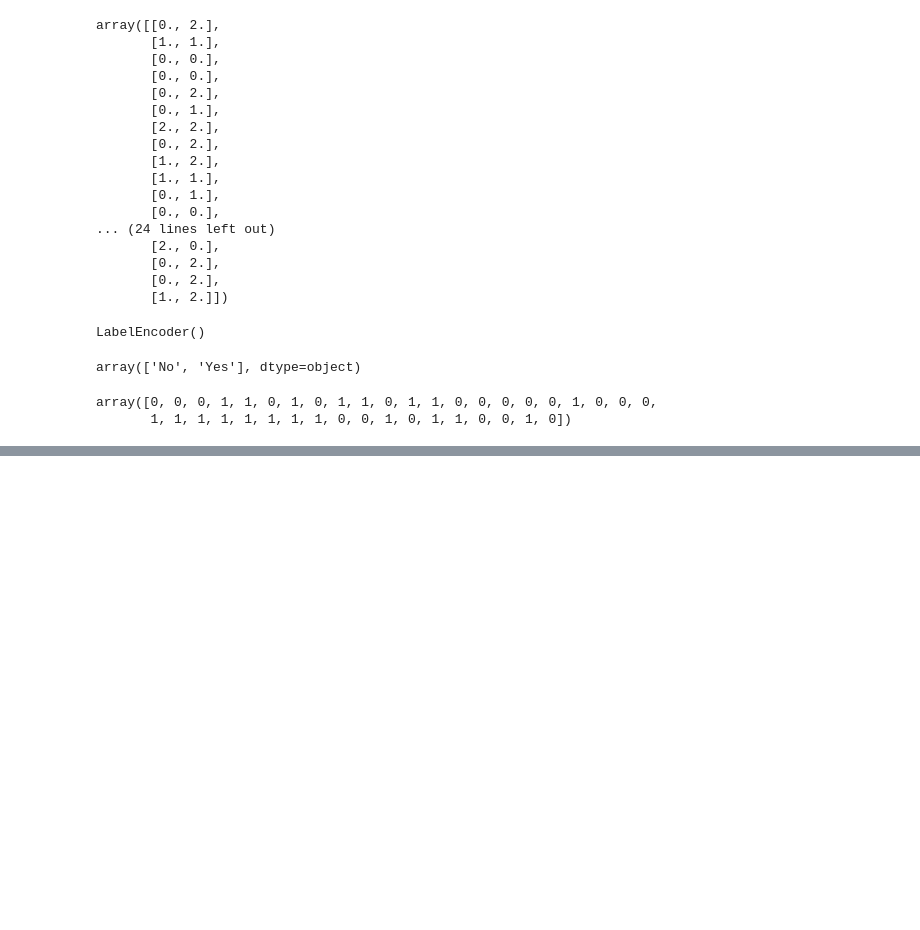
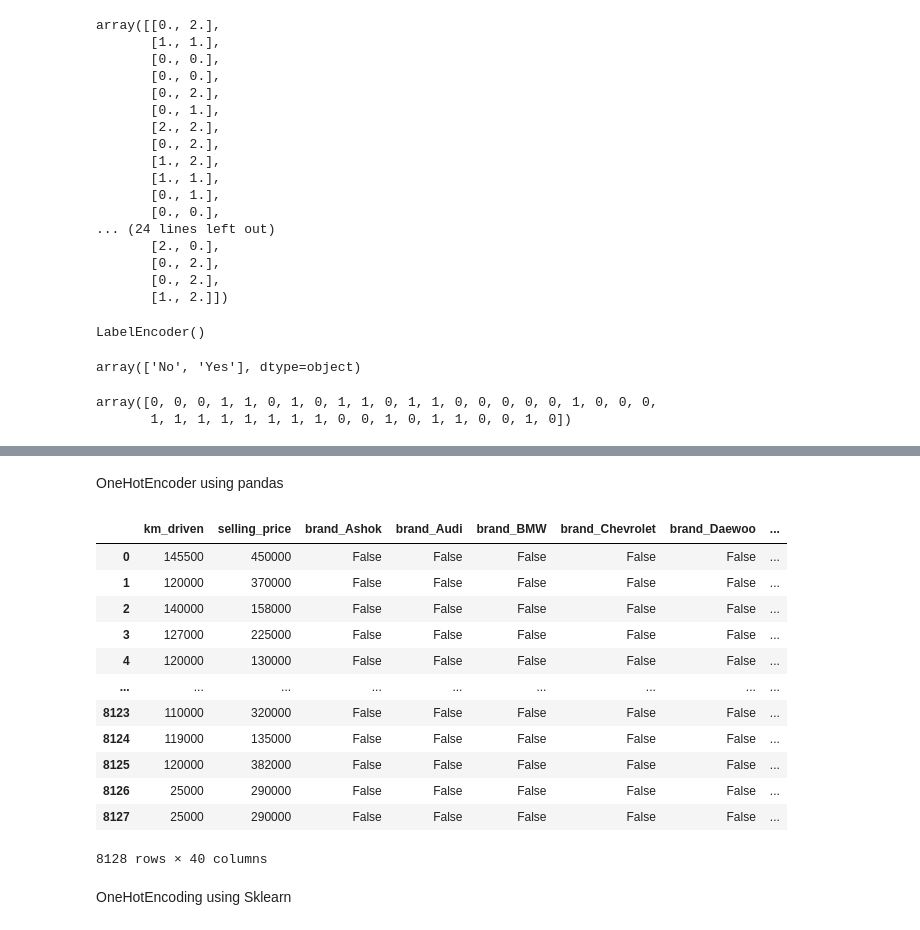
Before and after one commit to jenish2917/Machine-Learning, a Jupyter notebook: Feature engineering.ipynb, the cells around one changed output, grey strips where cells are left out. Drawn from its saved outputs; the diff is of its cells as text; code cells hidden in the pictures; blank space fills up the shorter version.

```diff
--- a/Feature engineering.ipynb
+++ b/Feature engineering.ipynb
@@ -448,0 +508,20 @@ array([0, 0, 0, 1, 1, 0, 1, 0, 1, 1, 0, 1, 1, 0, 0, 0, 0, 0, 1, 0, 0, 0,
+# %% [markdown]
+OneHotEncoder using pandas
+# %%
+pd.get_dummies(df, columns=["brand", "fuel", "owner"], drop_first=True)
+# %% [output]
+|  | km_driven | selling_price | brand_Ashok | brand_Audi | brand_BMW | brand_Chevrolet | brand_Daewoo | ... |
+| 0 | 145500 | 450000 | False | False | False | False | False | ... |
+| 1 | 120000 | 370000 | False | False | False | False | False | ... |
+| 2 | 140000 | 158000 | False | False | False | False | False | ... |
+| 3 | 127000 | 225000 | False | False | False | False | False | ... |
+| 4 | 120000 | 130000 | False | False | False | False | False | ... |
+| ... | ... | ... | ... | ... | ... | ... | ... | ... |
+| 8123 | 110000 | 320000 | False | False | False | False | False | ... |
+| 8124 | 119000 | 135000 | False | False | False | False | False | ... |
+| 8125 | 120000 | 382000 | False | False | False | False | False | ... |
+| 8126 | 25000 | 290000 | False | False | False | False | False | ... |
+| 8127 | 25000 | 290000 | False | False | False | False | False | ... |
+8128 rows × 40 columns
+# %% [markdown]
+OneHotEncoding using Sklearn
```
Also changed, not shown: parts of 20 cells of this notebook, 1 other file.
